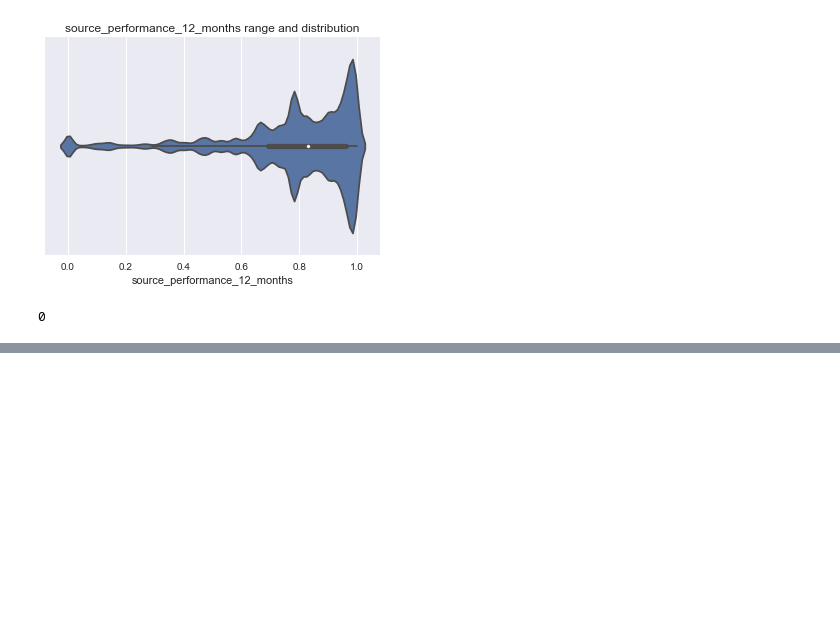
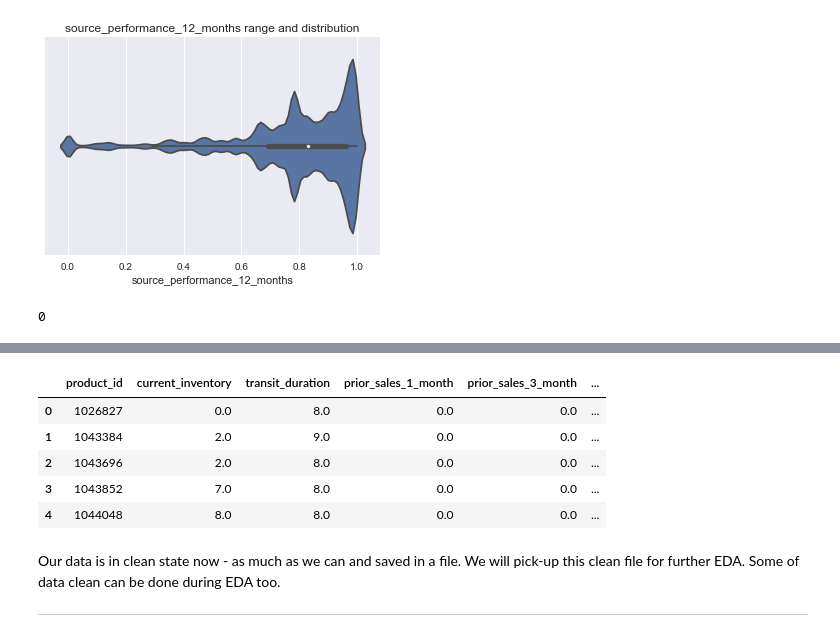
Before and after one commit to DeepmalaMehraGH/BackordersPredcition, a Jupyter notebook: BackOrder_DataWrangling.ipynb, the cells around one changed output, grey strips where cells are left out. Drawn from its saved outputs; the diff is of its cells as text; code cells hidden in the pictures; blank space fills up the shorter version.

Commit message:
Jupyter Notebook for Data Wrangling

```diff
--- a/BackOrder_DataWrangling.ipynb
+++ b/BackOrder_DataWrangling.ipynb
@@ -261,0 +366,3 @@ df.to_csv('../Backorder_clean.csv')
+# %%
+#count is low so let's delete
+df = df.drop(outlier_minimum_recommended_stock.index, errors='ignore')
@@ -261,0 +382,3 @@ df.to_csv('../Backorder_clean.csv')
+# %%
+#count is low so let's delete
+df = df.drop(outlier_current_inventory.index, errors='ignore')
@@ -261,0 +389,9 @@ df.to_csv('../Backorder_clean.csv')
+# %%
+df.head()
+# %% [output]
+|  | product_id | current_inventory | transit_duration | prior_sales_1_month | prior_sales_3_month | ... |
+| 0 | 1026827 | 0.0 | 8.0 | 0.0 | 0.0 | ... |
+| 1 | 1043384 | 2.0 | 9.0 | 0.0 | 0.0 | ... |
+| 2 | 1043696 | 2.0 | 8.0 | 0.0 | 0.0 | ... |
+| 3 | 1043852 | 7.0 | 8.0 | 0.0 | 0.0 | ... |
+| 4 | 1044048 | 8.0 | 8.0 | 0.0 | 0.0 | ... |
@@ -261,0 +400,4 @@ df.to_csv('../Backorder_clean.csv')
+# %% [markdown]
+Our data is in clean state now - as much as we can and saved in a file. We will pick-up this clean file for further
+EDA. Some of data clean can be done during EDA too.
+**********
```
Also changed, not shown: parts of 22 cells of this notebook.
